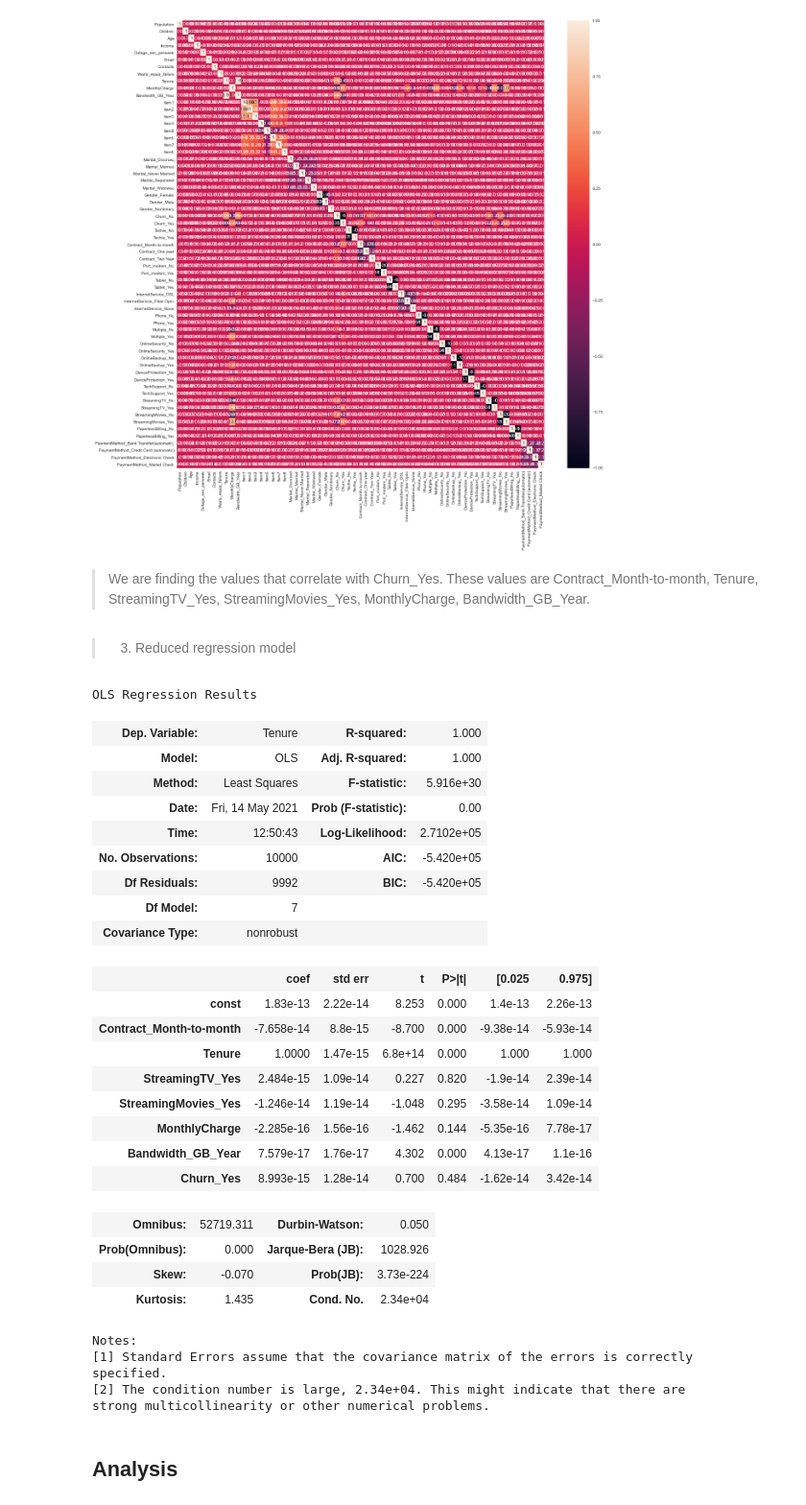
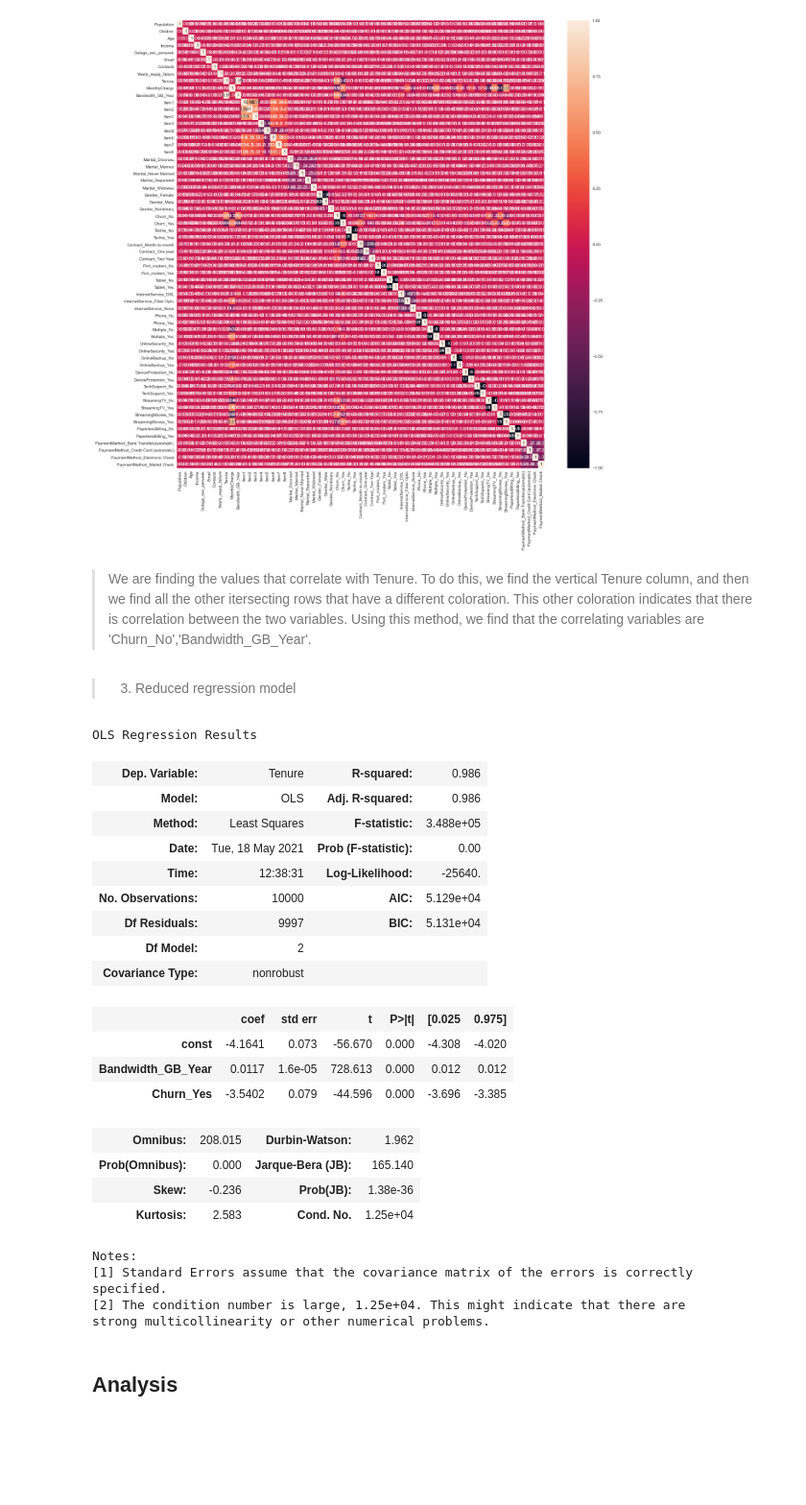
Before and after one commit to TJRiker11/Predictive-Modeling-D208, a Jupyter notebook: Multiple Regression.ipynb, the cells around one changed output. Shown at 96% size. Drawn from its saved outputs; the diff is of its cells as text; code cells hidden in the pictures; blank space fills up the shorter version.

```diff
--- a/Multiple Regression.ipynb
+++ b/Multiple Regression.ipynb
@@ -310,48 +310,43 @@ sns.heatmap(df.corr(),annot = True)
 # %% [output]
 <AxesSubplot:>
 [figure]
-# %% [markdown]
-> We are finding the values that correlate with Churn_Yes. These values are Contract_Month-to-month, Tenure, StreamingTV_Yes, StreamingMovies_Yes, MonthlyCharge, Bandwidth_GB_Year.
+# %% [markdown]
+> We are finding the values that correlate with Tenure. To do this, we find the vertical Tenure column, and then we find all the other itersecting rows that have a different coloration. This other coloration indicates that there is correlation between the two variables. Using this method, we find that the correlating variables are 'Churn_No','Bandwidth_GB_Year'.
 # %% [markdown]
 > 3. Reduced regression model
 # %%
 #Prepare variables
 observations = len(df)
 variables = df.columns[:-1]
-X = df[['Contract_Month-to-month','Tenure','StreamingTV_Yes','StreamingMovies_Yes','MonthlyCharge','Bandwidth_GB_Year','Churn_Yes']]
+X = df[['Bandwidth_GB_Year','Churn_Yes']]
 y = df['Tenure']
 
 Xc = sm.add_constant(X)
 linear_regression = sm.OLS(y,Xc)
 fitted_model = linear_regression.fit()
 fitted_model.summary()
 # %% [output]
 OLS Regression Results
-| Dep. Variable: | Tenure | R-squared: | 1.000 |
-| Model: | OLS | Adj. R-squared: | 1.000 |
-| Method: | Least Squares | F-statistic: | 5.916e+30 |
-| Date: | Fri, 14 May 2021 | Prob (F-statistic): | 0.00 |
-| Time: | 12:50:43 | Log-Likelihood: | 2.7102e+05 |
-| No. Observations: | 10000 | AIC: | -5.420e+05 |
-| Df Residuals: | 9992 | BIC: | -5.420e+05 |
-| Df Model: | 7 |  |  |
+| Dep. Variable: | Tenure | R-squared: | 0.986 |
+| Model: | OLS | Adj. R-squared: | 0.986 |
+| Method: | Least Squares | F-statistic: | 3.488e+05 |
+| Date: | Tue, 18 May 2021 | Prob (F-statistic): | 0.00 |
+| Time: | 12:38:31 | Log-Likelihood: | -25640. |
+| No. Observations: | 10000 | AIC: | 5.129e+04 |
+| Df Residuals: | 9997 | BIC: | 5.131e+04 |
+| Df Model: | 2 |  |  |
 | Covariance Type: | nonrobust |  |  |
 |  | coef | std err | t | P>|t| | [0.025 | 0.975] |
-| const | 1.83e-13 | 2.22e-14 | 8.253 | 0.000 | 1.4e-13 | 2.26e-13 |
-| Contract_Month-to-month | -7.658e-14 | 8.8e-15 | -8.700 | 0.000 | -9.38e-14 | -5.93e-14 |
-| Tenure | 1.0000 | 1.47e-15 | 6.8e+14 | 0.000 | 1.000 | 1.000 |
-| StreamingTV_Yes | 2.484e-15 | 1.09e-14 | 0.227 | 0.820 | -1.9e-14 | 2.39e-14 |
-| StreamingMovies_Yes | -1.246e-14 | 1.19e-14 | -1.048 | 0.295 | -3.58e-14 | 1.09e-14 |
-| MonthlyCharge | -2.285e-16 | 1.56e-16 | -1.462 | 0.144 | -5.35e-16 | 7.78e-17 |
-| Bandwidth_GB_Year | 7.579e-17 | 1.76e-17 | 4.302 | 0.000 | 4.13e-17 | 1.1e-16 |
-| Churn_Yes | 8.993e-15 | 1.28e-14 | 0.700 | 0.484 | -1.62e-14 | 3.42e-14 |
+| const | -4.1641 | 0.073 | -56.670 | 0.000 | -4.308 | -4.020 |
+| Bandwidth_GB_Year | 0.0117 | 1.6e-05 | 728.613 | 0.000 | 0.012 | 0.012 |
+| Churn_Yes | -3.5402 | 0.079 | -44.596 | 0.000 | -3.696 | -3.385 |
-| Omnibus: | 52719.311 | Durbin-Watson: | 0.050 |
-| Prob(Omnibus): | 0.000 | Jarque-Bera (JB): | 1028.926 |
-| Skew: | -0.070 | Prob(JB): | 3.73e-224 |
-| Kurtosis: | 1.435 | Cond. No. | 2.34e+04 |
+| Omnibus: | 208.015 | Durbin-Watson: | 1.962 |
+| Prob(Omnibus): | 0.000 | Jarque-Bera (JB): | 165.140 |
+| Skew: | -0.236 | Prob(JB): | 1.38e-36 |
+| Kurtosis: | 2.583 | Cond. No. | 1.25e+04 |
 Notes:
 [1] Standard Errors assume that the covariance matrix of the errors is correctly specified.
-[2] The condition number is large, 2.34e+04. This might indicate that there are
+[2] The condition number is large, 1.25e+04. This might indicate that there are
 strong multicollinearity or other numerical problems.
 # %% [markdown]
 ## Analysis
```
Also changed, not shown: parts of 8 cells of this notebook, 3 other files.
